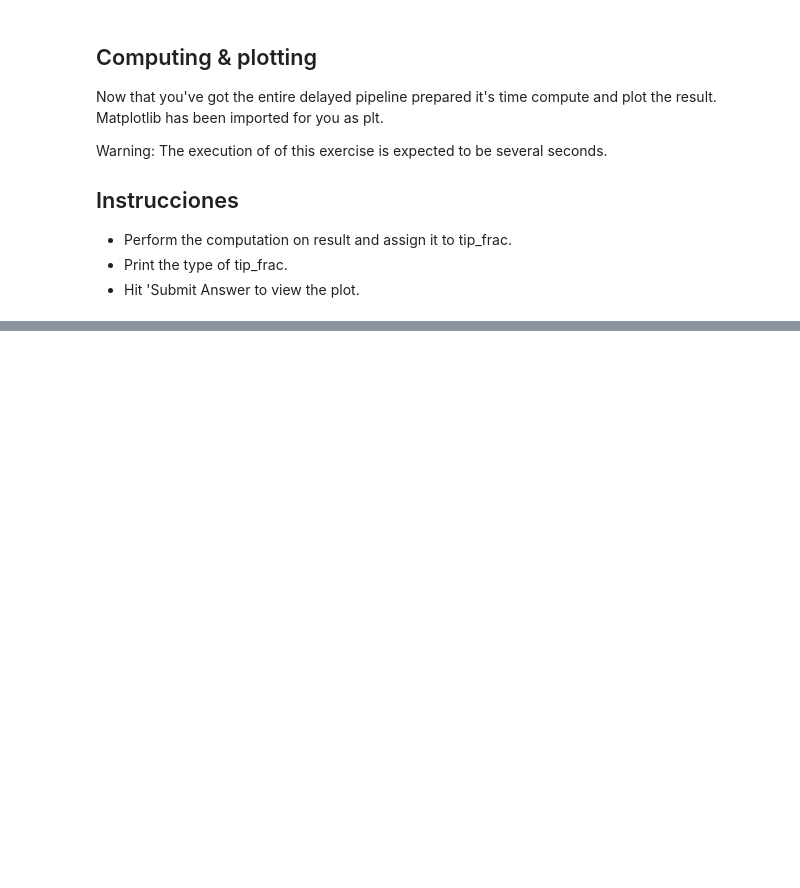
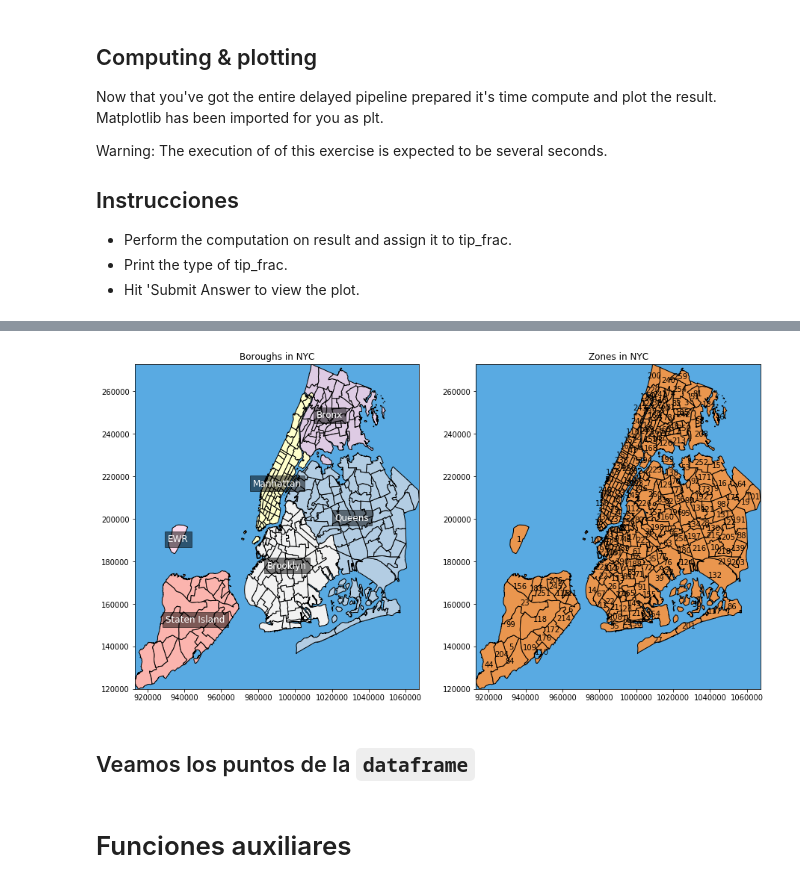
Before and after one commit to htapiagroup/sistdist, a Jupyter notebook: MCA_SDU_S6.ipynb, the cells around one changed output, grey strips where cells are left out. Saved outputs shown, nothing was run; the diff lists cells and outputs as text; code cells hidden in the pictures; blank space fills up the shorter version.

```diff
--- a/MCA_SDU_S6.ipynb
+++ b/MCA_SDU_S6.ipynb
@@ -155,0 +251,3 @@ plt.show()
+# %%
+sf = shapefile.Reader("taxi_zones.shp")
+fields_name = [field[0] for field in sf.fields[1:]]
@@ -155,0 +302,12 @@ plt.show()
+# %%
+fig, ax = plt.subplots(nrows=1, ncols=2, figsize=(15,8))
+ax = plt.subplot(1, 2, 1)
+ax.set_title("Boroughs in NYC")
+draw_region_map(ax, sf)
+ax = plt.subplot(1, 2, 2)
+ax.set_title("Zones in NYC")
+draw_zone_map(ax, sf)
+# %% [output]
+[figure, added]
+# %% [markdown]
+## Veamos los puntos de la `dataframe`
@@ -155,0 +316,2 @@ plt.show()
+# %% [markdown]
+# Funciones auxiliares
```
Also changed, not shown: parts of 26 cells of this notebook.
